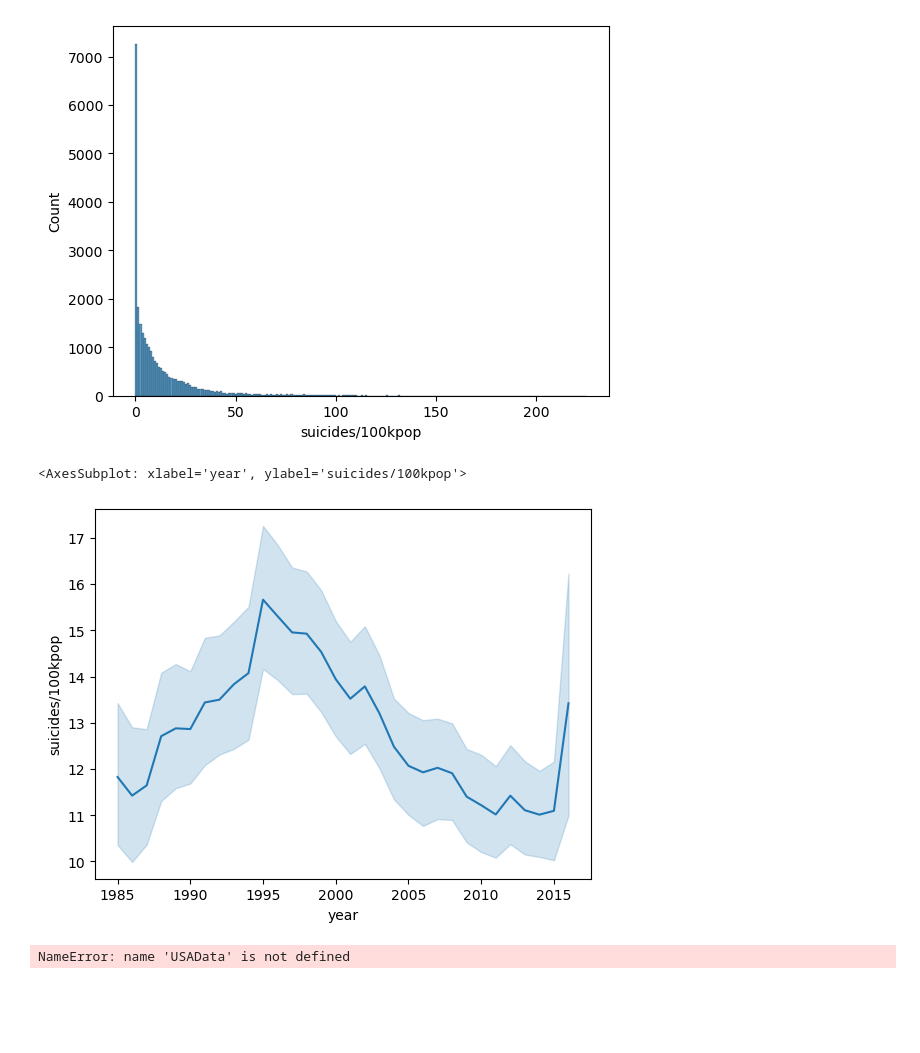
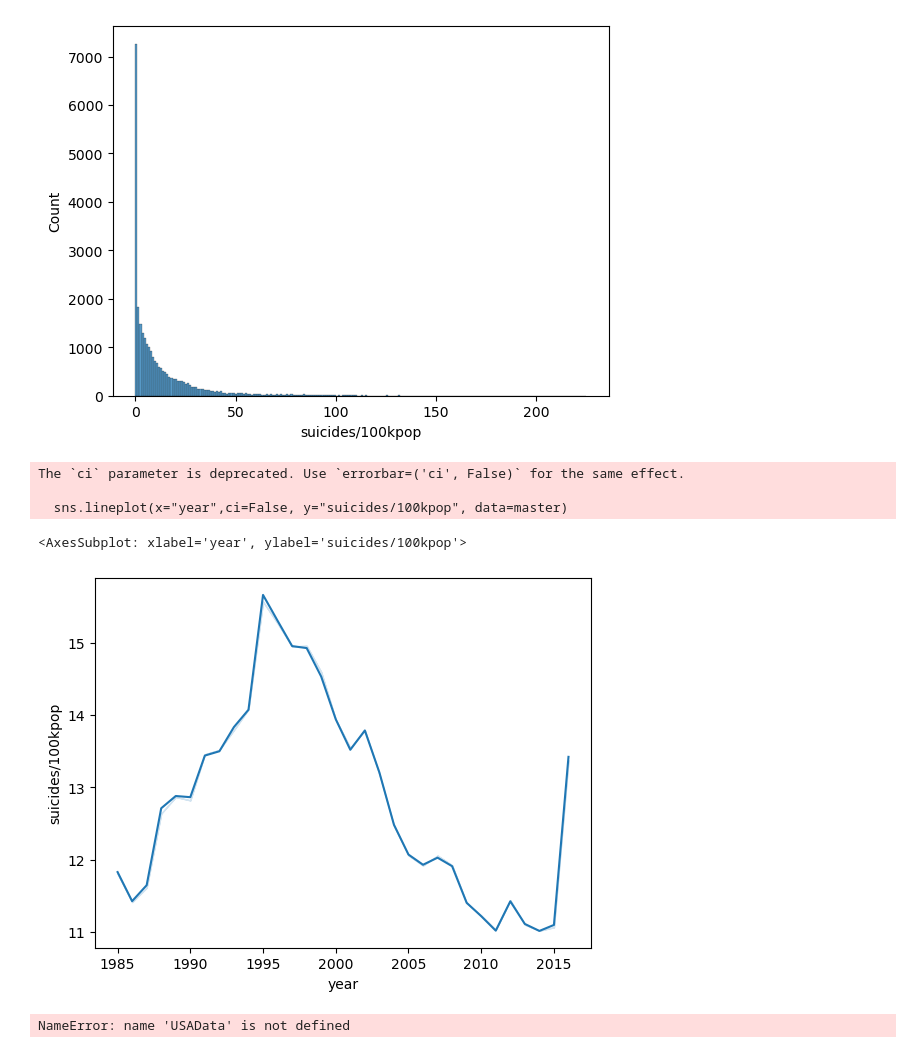
Before and after one commit to ajeddin/specsCapstone, a Jupyter notebook: suicide .ipynb, the cells around one changed output. Saved outputs shown, nothing was run; the diff lists cells and outputs as text; code cells hidden in the pictures; blank space fills up the shorter version.

```diff
--- a/suicide .ipynb
+++ b/suicide .ipynb
@@ -34,7 +41,10 @@ sns.histplot(master["suicides/100kpop"])
 <AxesSubplot: xlabel='suicides/100kpop', ylabel='Count'>
 [figure]
 # %%
-sns.lineplot(x="year", y="suicides/100kpop", data=master)
+sns.lineplot(x="year",ci=False, y="suicides/100kpop", data=master)
 # %% [output]
-<AxesSubplot: xlabel='year', ylabel='suicides/100kpop'>
+The `ci` parameter is deprecated. Use `errorbar=('ci', False)` for the same effect.
+
+  sns.lineplot(x="year",ci=False, y="suicides/100kpop", data=master)
+<AxesSubplot: xlabel='year', ylabel='suicides/100kpop'>
-[figure, old version]
+[figure, new version]
```
Also changed, not shown: parts of 2 cells of this notebook, 5 other files.
